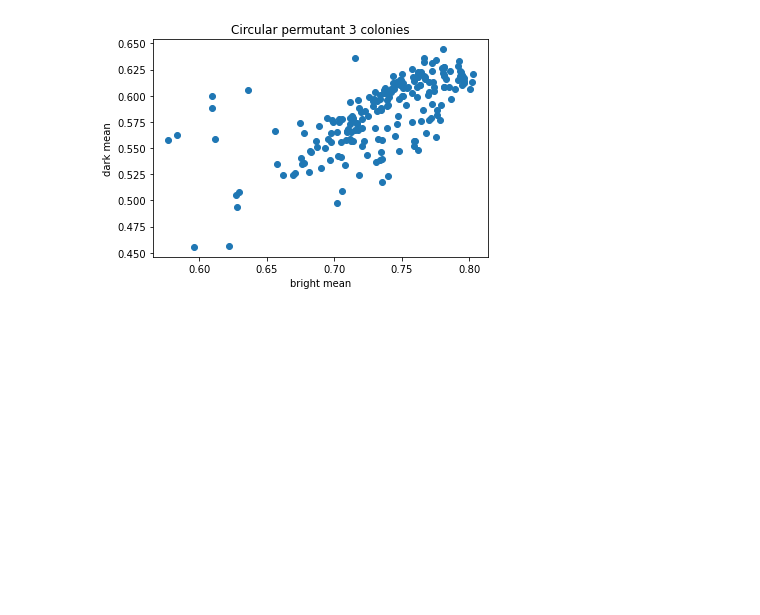
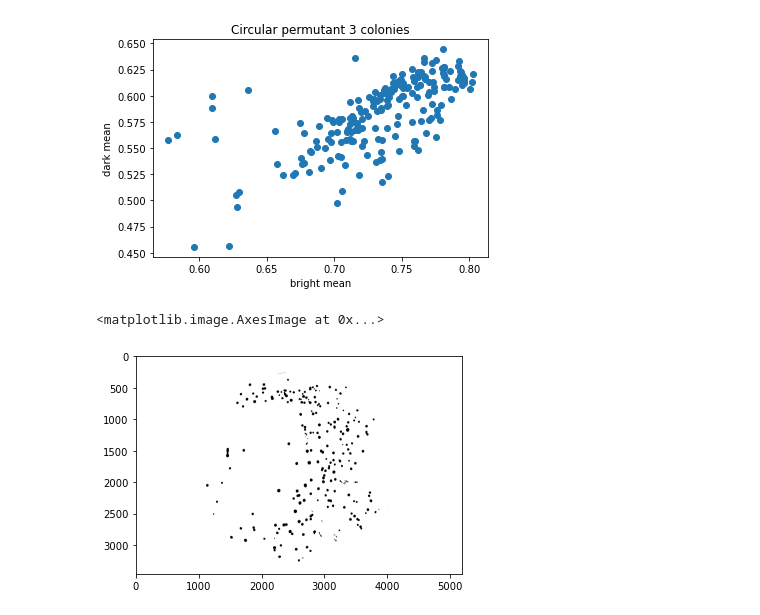
Before and after one commit to kentgorday/kuriyanlab_python-workshops, a Jupyter notebook: 3/FMNcolonies.ipynb, the cells around one changed output. Saved outputs shown, nothing was run; the diff lists cells and outputs as text; code cells hidden in the pictures; blank space fills up the shorter version.

Commit message:
segmentation by thresholding for FMN

```diff
--- a/3/FMNcolonies.ipynb
+++ b/3/FMNcolonies.ipynb
@@ -234,14 +234,15 @@ f.savefig("fmntest.pdf")
 [figure]
 # %%
 _ = plt.hist(bright_masked_background.compressed(), bins = 256, density = True)
-plt.axvline(threshold_otsu(bright_masked_background.compressed()), color = 'C1')
+second_threshold = threshold_otsu(bright_masked_background.compressed())
+plt.axvline(second_threshold, color = 'C1')
 
 # We can see that the background distribution is different - and brighter - than the wild-type
 # This is likely due to the plate thickness and concentration
 
 # While we could use another Otsu threshold (shown as orange line) to adjust for the background amount and
 # segment based on a simple threshold, we see the power in the Laplacian of Gaussian method, which is insensitive
-# to background level, for detecting circular objects
+# to background level, for detecting circular objects. We'll return to this at the end just for completeness
 # %% [output]
 <matplotlib.lines.Line2D at 0x...>
 [figure]
@@ -266,3 +267,13 @@ plt.title("Circular permutant 3 colonies")
 # %% [output]
 Text(0.5, 1.0, 'Circular permutant 3 colonies')
 [figure]
+# %%
+# Let's return to using a threshold -- in this case determined by the Otsu method -- to segment our image into
+# regions of arbitrary shape. Note that for noisier images, this would not necessarily produce clean,
+# fully-connected regions, and you may have to do some more manipulation (eg skimage.morphology.closing) first
+
+segmented_bright = bright_masked_background.filled(0) > second_threshold
+plt.imshow(segmented_bright, cmap = 'binary')
+# %% [output]
+<matplotlib.image.AxesImage at 0x...>
+[figure, added]
```
Also changed, not shown: parts of 3 cells of this notebook, 1 other file.
